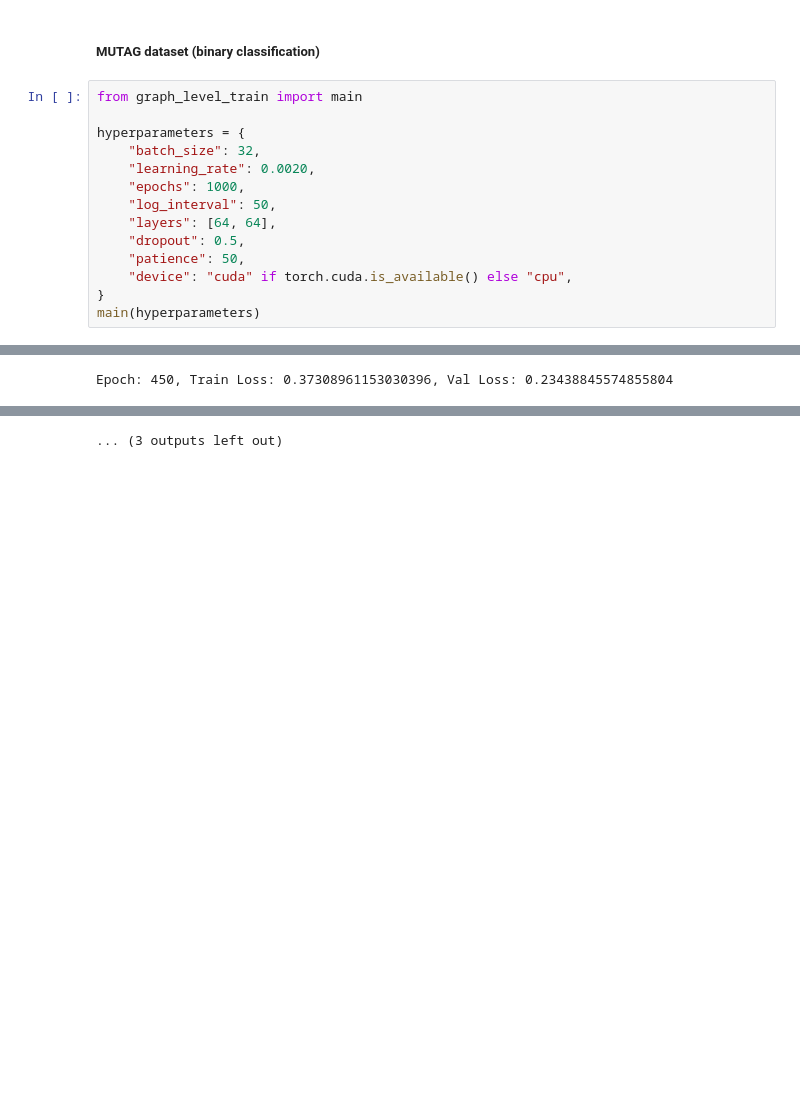
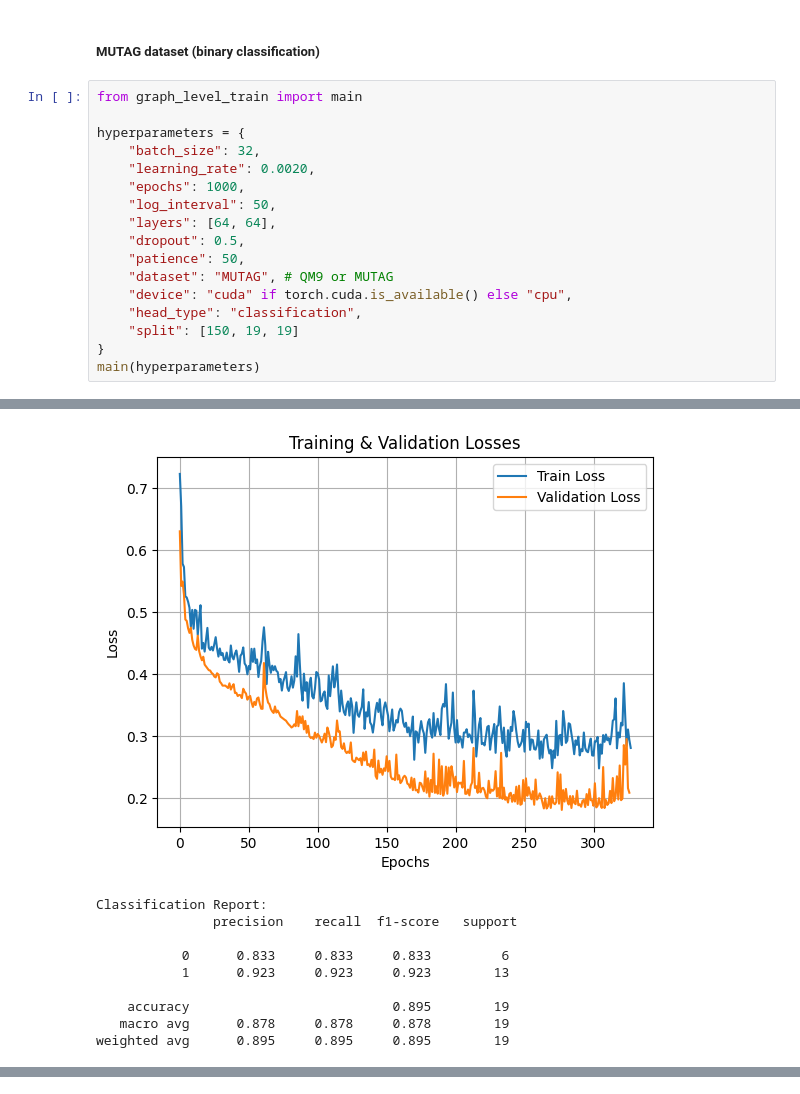
Before and after one commit to leonjovanovic/road-to-ml-water, a Jupyter notebook: Chapter 2 - GNN, GAT, GCN/practice/notebook.ipynb, the cells around one changed output, grey strips where cells are left out. Saved outputs shown, nothing was run; the diff lists cells and outputs as text; blank space fills up the shorter version.

```diff
--- a/Chapter 2 - GNN, GAT, GCN/practice/notebook.ipynb
+++ b/Chapter 2 - GNN, GAT, GCN/practice/notebook.ipynb
@@ -112,7 +112,10 @@ hyperparameters = {
     "layers": [64, 64],
     "dropout": 0.5,
     "patience": 50,
+    "dataset": "MUTAG", # QM9 or MUTAG
     "device": "cuda" if torch.cuda.is_available() else "cpu",
+    "head_type": "classification",
+    "split": [150, 19, 19]
 }
 main(hyperparameters)
 # %% [output]
@@ -128 +132,10 @@ Epoch: 400, Train Loss: 0.41176024079322815, Val Loss: 0.23635397851467133
+[figure, added]
-Epoch: 450, Train Loss: 0.37308961153030396, Val Loss: 0.23438845574855804
+Classification Report:
+               precision    recall  f1-score   support
+
+           0      0.833     0.833     0.833         6
+           1      0.923     0.923     0.923        13
+
+    accuracy                          0.895        19
+   macro avg      0.878     0.878     0.878        19
+weighted avg      0.895     0.895     0.895        19
@@ -132 +141,0 @@ Training complete. Best validation loss: 0.22173216938972473
-... (3 outputs left out)
```
Also changed, not shown: parts of 8 cells of this notebook, 1 other file.
